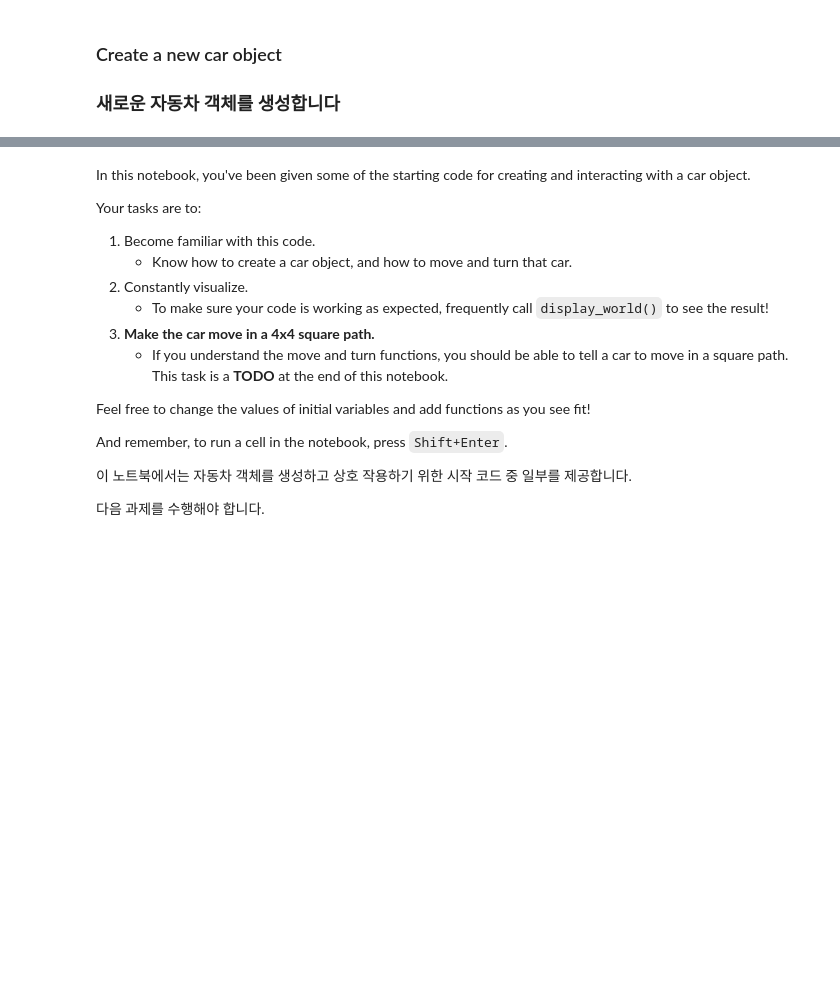
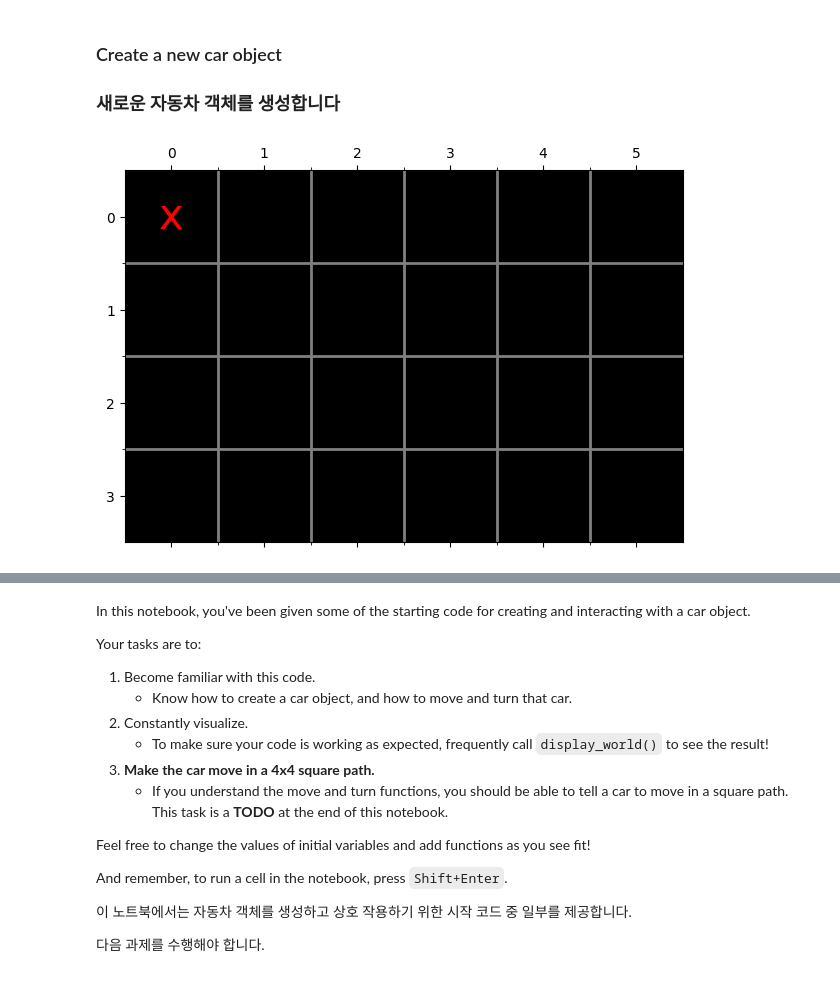
Before and after one commit to aaronkr-classroom/6-kalman-filters-zzammin22, a Jupyter notebook: 4. Car, playground.ipynb, the cells around one changed output, grey strips where cells are left out. Cells and saved outputs as stored; diff of their text form; code cells hidden in the pictures; blank space fills up the shorter version.

```diff
--- a/4. Car, playground.ipynb
+++ b/4. Car, playground.ipynb
@@ -39,15 +84,17 @@ import car
 # %%
 # Create a 2D world of 0's
 height = 4
 width = 6
 world = np.zeros((height, width))
 
 # Define the initial car state
 initial_position = [0, 0] # [y, x] (top-left corner)
 velocity = [0, 1] # [vy, vx] (moving to the right)
 
 # Create a car with initial params
-carla = car.Car(initial_position, velocity, world)
+carla = Car.Car(initial_position, velocity, world)
 carla.display_world()
+# %% [output]
+[figure, added]
 # %%
 ## TODO: Create multiple cars and visualize them
```
Also changed, not shown: parts of 7 cells of this notebook, 2 other files.
